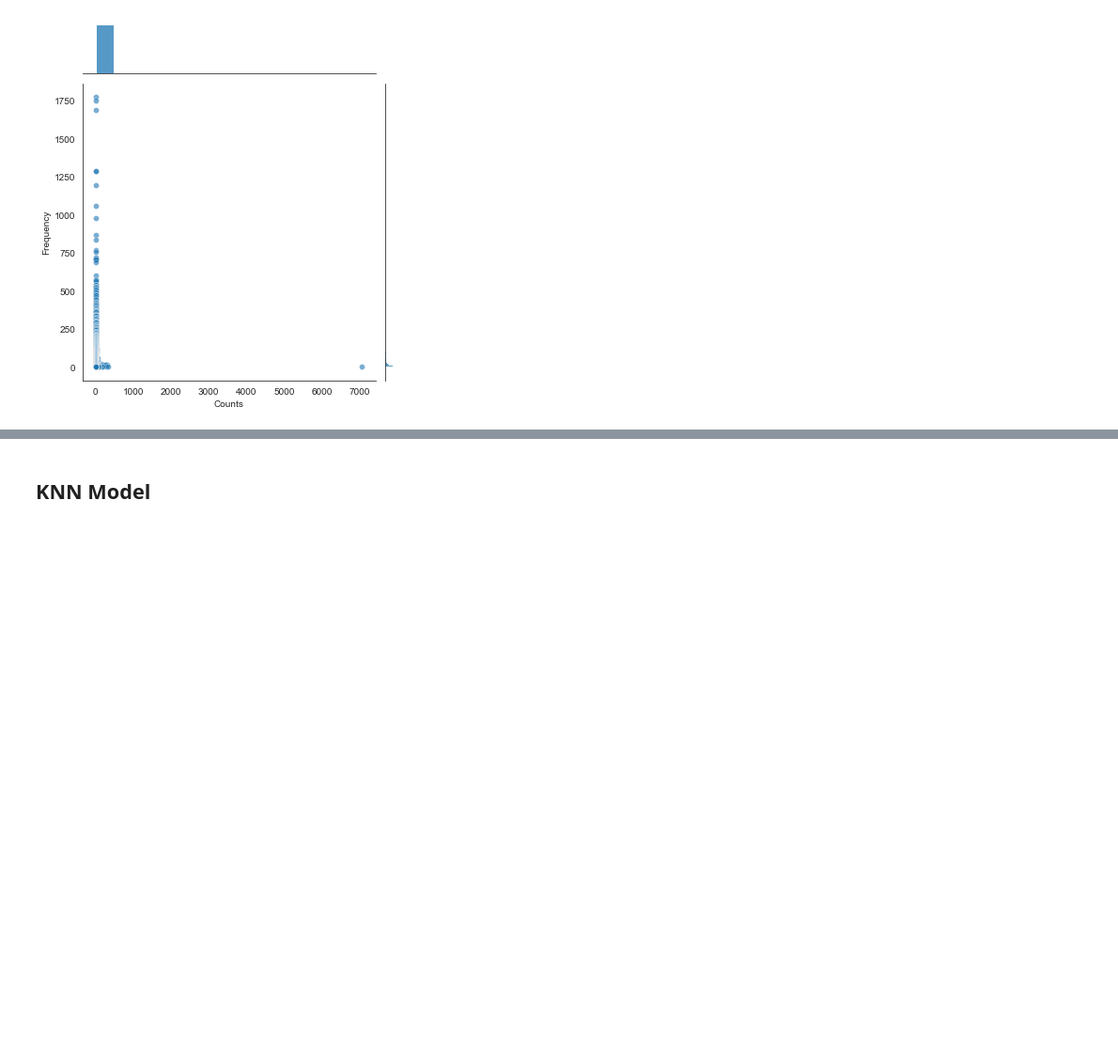
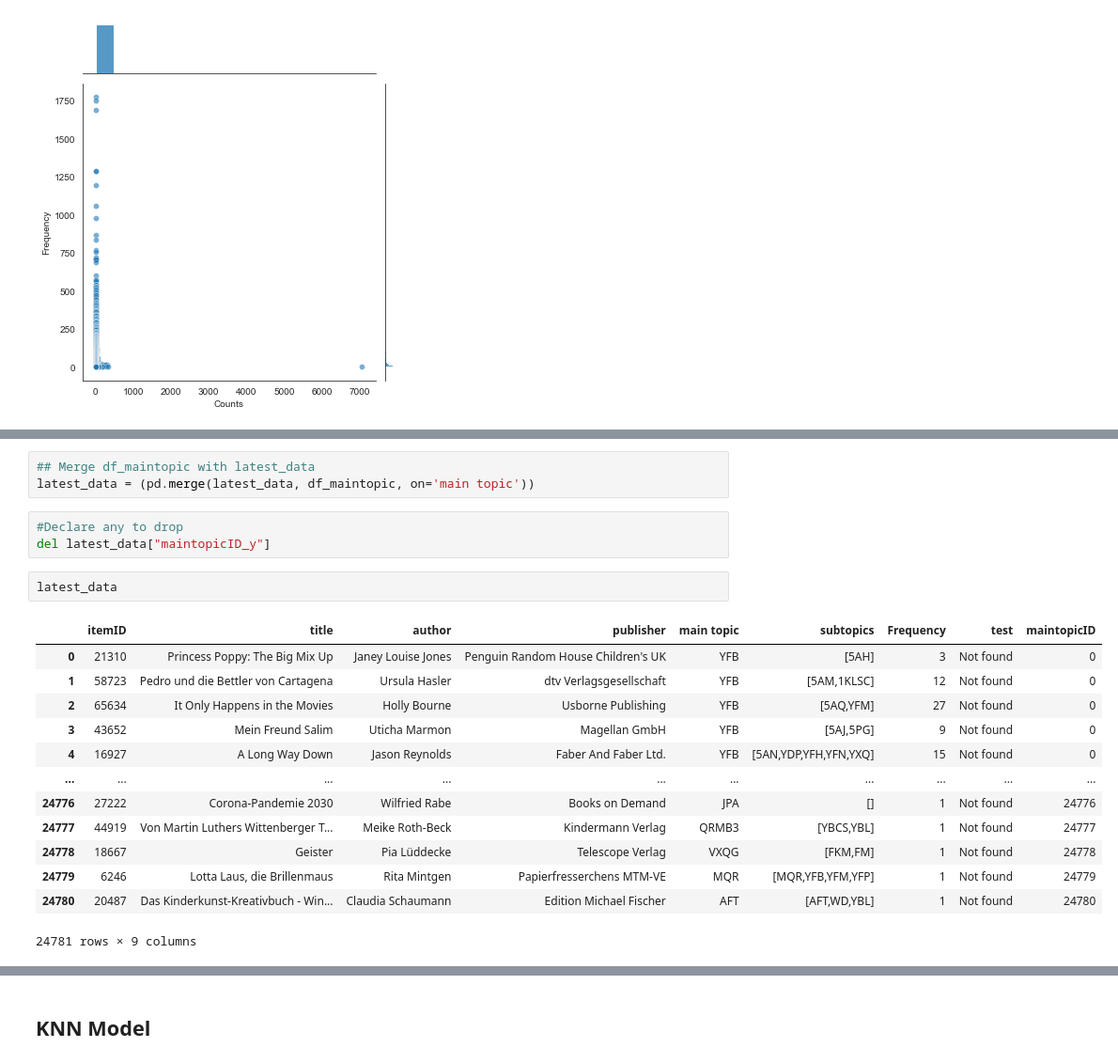
Before and after one commit to SohZongXian/DMC-2021, a Jupyter notebook: DMC script.ipynb, the cells around one changed output, grey strips where cells are left out. Shown: that part at 94% size. Saved outputs shown, nothing was run; the diff lists cells and outputs as text; blank space fills up the shorter version.

```diff
--- a/DMC script.ipynb
+++ b/DMC script.ipynb
@@ -581,0 +598,22 @@ sns.jointplot(x='Counts', y='Frequency', data=sub,  alpha=0.6)
+# %%
+## Merge df_maintopic with latest_data
+latest_data = (pd.merge(latest_data, df_maintopic, on='main topic'))
+# %%
+#Declare any to drop
+del latest_data["maintopicID_y"]
+# %%
+latest_data
+# %% [output]
+|  | itemID | title | author | publisher | main topic | subtopics | Frequency | test | maintopicID |
+| 0 | 21310 | Princess Poppy: The Big Mix Up | Janey Louise Jones | Penguin Random House Children's UK | YFB | [5AH] | 3 | Not found | 0 |
+| 1 | 58723 | Pedro und die Bettler von Cartagena | Ursula Hasler | dtv Verlagsgesellschaft | YFB | [5AM,1KLSC] | 12 | Not found | 0 |
+| 2 | 65634 | It Only Happens in the Movies | Holly Bourne | Usborne Publishing | YFB | [5AQ,YFM] | 27 | Not found | 0 |
+| 3 | 43652 | Mein Freund Salim | Uticha Marmon | Magellan GmbH | YFB | [5AJ,5PG] | 9 | Not found | 0 |
+| 4 | 16927 | A Long Way Down | Jason Reynolds | Faber And Faber Ltd. | YFB | [5AN,YDP,YFH,YFN,YXQ] | 15 | Not found | 0 |
+| ... | ... | ... | ... | ... | ... | ... | ... | ... | ... |
+| 24776 | 27222 | Corona-Pandemie 2030 | Wilfried Rabe | Books on Demand | JPA | [] | 1 | Not found | 24776 |
+| 24777 | 44919 | Von Martin Luthers Wittenberger T... | Meike Roth-Beck | Kindermann Verlag | QRMB3 | [YBCS,YBL] | 1 | Not found | 24777 |
+| 24778 | 18667 | Geister | Pia Lüddecke | Telescope Verlag | VXQG | [FKM,FM] | 1 | Not found | 24778 |
+| 24779 | 6246 | Lotta Laus, die Brillenmaus | Rita Mintgen | Papierfresserchens MTM-VE | MQR | [MQR,YFB,YFM,YFP] | 1 | Not found | 24779 |
+| 24780 | 20487 | Das Kinderkunst-Kreativbuch - Win... | Claudia Schaumann | Edition Michael Fischer | AFT | [AFT,WD,YBL] | 1 | Not found | 24780 |
+24781 rows × 9 columns
```
Also changed, not shown: parts of 26 cells of this notebook.
